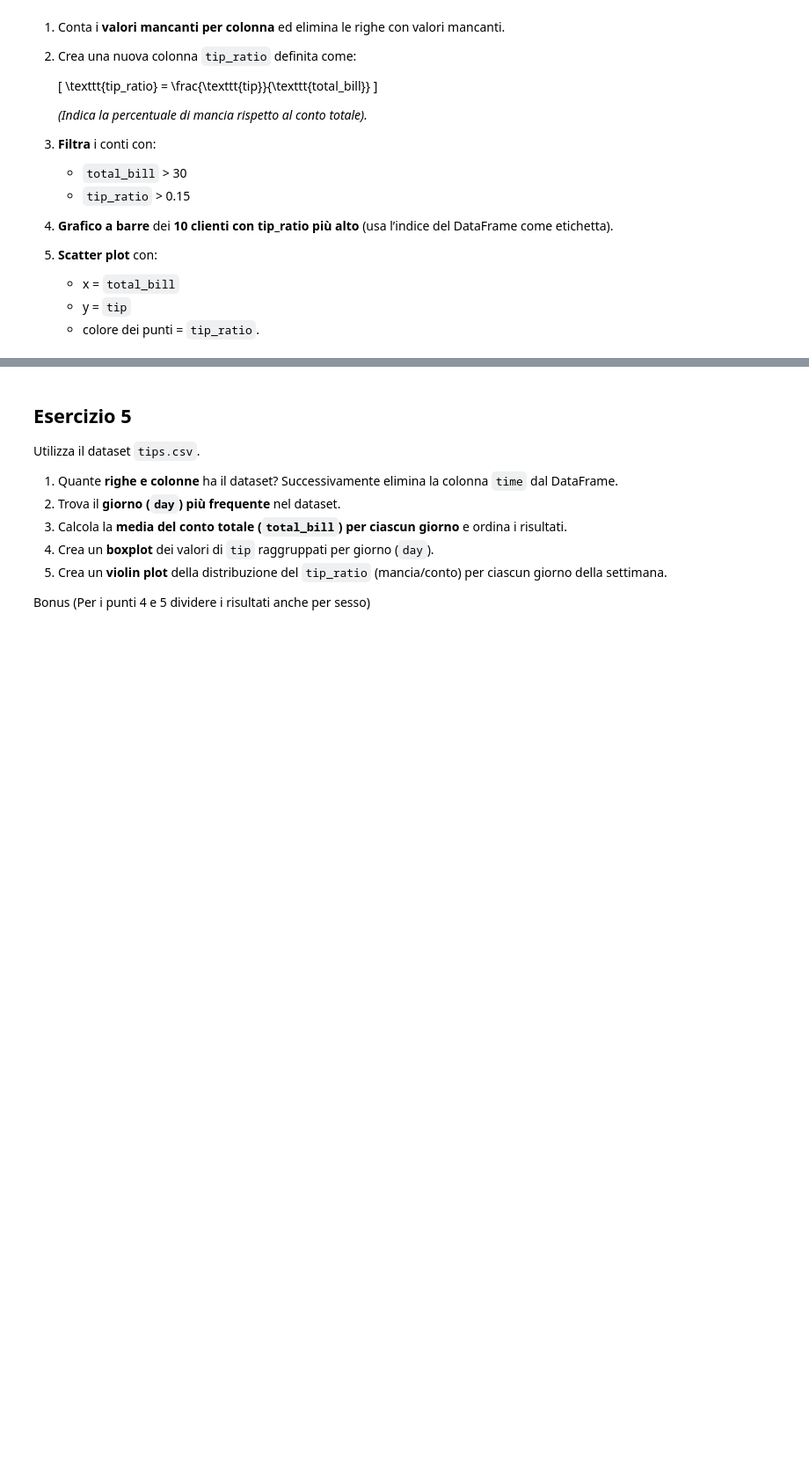
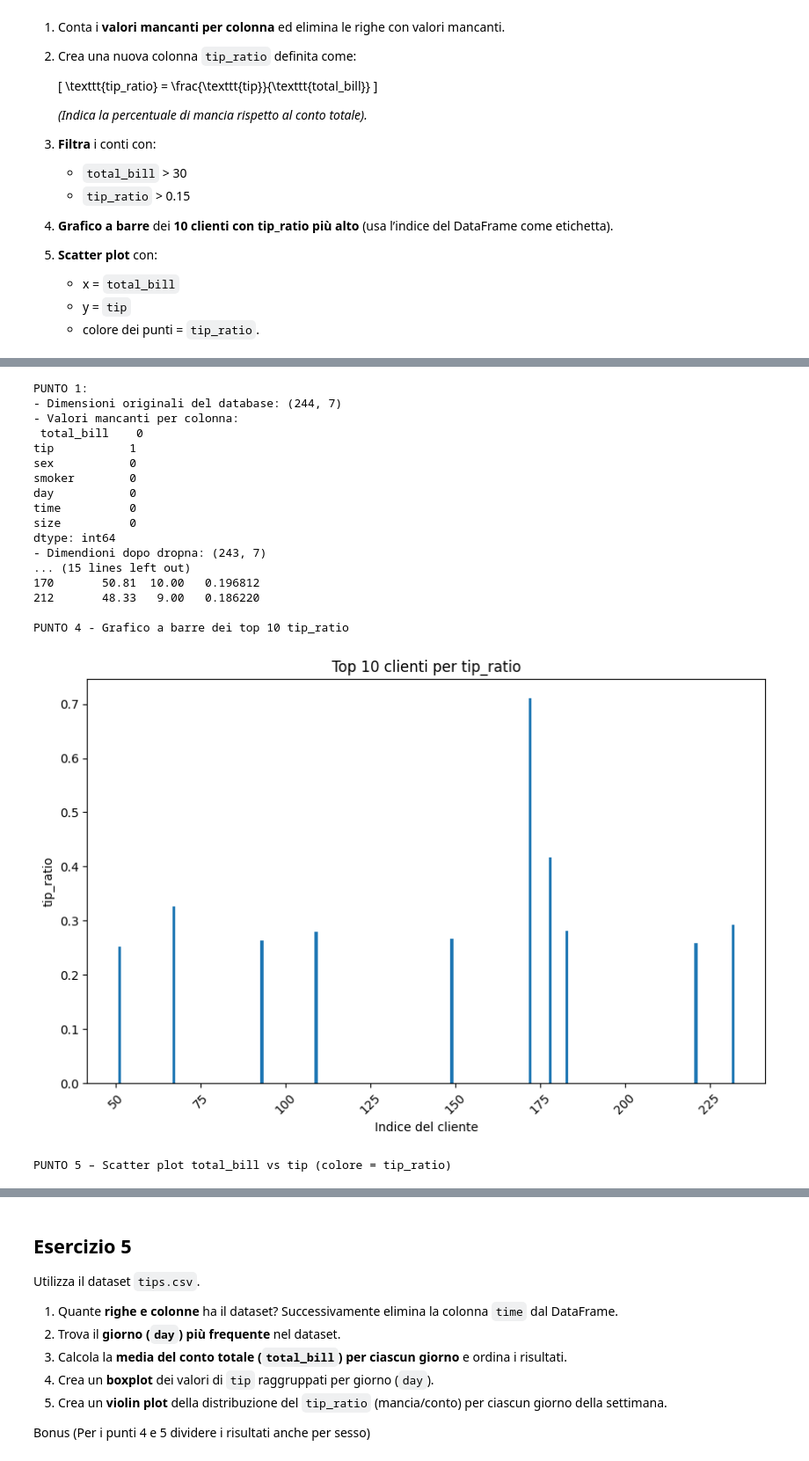
Before and after one commit to s266112/Programming_Lab-2_PY-, a Jupyter notebook: 2026/Esame anni passati/Appello 4 (Sess INV) 11-9-25/esame_09_11.ipynb, the cells around one changed output, grey strips where cells are left out. Shown at 88% size. Cells and saved outputs as stored; diff of their text form; code cells hidden in the pictures; blank space fills up the shorter version.

```diff
--- a/2026/Esame anni passati/Appello 4 (Sess INV) 11-9-25/esame_09_11.ipynb
+++ b/2026/Esame anni passati/Appello 4 (Sess INV) 11-9-25/esame_09_11.ipynb
@@ -89,0 +275,69 @@ Utilizza il dataset `tips.csv` (contiene colonne come `total_bill`, `tip`, `sex`
+# %%
+import pandas as pd
+import matplotlib.pyplot as plt
+
+# 1. Carico, conto i NaN, elimino righe con NaN
+df = pd.read_csv('tips.csv')
+print ("PUNTO 1:")
+print ("- Dimensioni originali del database:", df.shape)
+print ("- Valori mancanti per colonna:\n", df.isnull().sum())
+
+df = df.dropna()
+print ("- Dimendioni dopo dropna:", df.shape)
+
+
+# 2. Creo colonna tip_ratio
+df['tip_ratio'] = df['tip'] / df['total_bill']
+print ("\nPUNTO 2 - Prime 3 righe con tip_ratio:")
+print (df[['total_bill', 'tip', 'tip_ratio']].head(3))
+
+
+# 3. Filtro total_bill > 30 e tip_ratio > 0.15
+filtro = df[(df['total_bill'] > 30) & (df['tip_ratio'] > 0.15)]
+print(f"\nPUNTO 3 - Numero di conti che soddisfano i criteri: {len(filtro)}")
+if len(filtro) > 0:
+    print(filtro[['total_bill', 'tip', 'tip_ratio']].head(8))
+
+
+# 4. Grafico a barre
+top_10 = df.nlargest (10, 'tip_ratio')
+print ("\nPUNTO 4 - Grafico a barre dei top 10 tip_ratio")
+plt.figure (figsize = (10,6))
+plt.bar (top_10.index, top_10['tip_ratio'])
+plt.xlabel ('Indice del cliente')
+plt.ylabel ('tip_ratio')
+plt.title ('Top 10 clienti per tip_ratio')
+plt.xticks (rotation = 45)
+plt.show()
+
+
+# 5. Scatter plot
+print("\nPUNTO 5 – Scatter plot total_bill vs tip (colore = tip_ratio)")
+plt.figure(figsize=(10,6))
+sc = plt.scatter(df['total_bill'], df['tip'], c=df['tip_ratio'], alpha=0.6)
+plt.colorbar(sc, label='tip_ratio')
+plt.xlabel('Total Bill')
+plt.ylabel('Tip')
+plt.title('Relazione tra conto totale, mancia e tip_ratio')
+plt.grid(True, linestyle='--', alpha=0.5)
+plt.show()
+# %% [output]
+PUNTO 1:
+- Dimensioni originali del database: (244, 7)
+- Valori mancanti per colonna:
+ total_bill    0
+tip           1
+sex           0
+smoker        0
+day           0
+time          0
+size          0
+dtype: int64
+- Dimendioni dopo dropna: (243, 7)
+... (15 lines left out)
+170       50.81  10.00   0.196812
+212       48.33   9.00   0.186220
+
+PUNTO 4 - Grafico a barre dei top 10 tip_ratio
+[figure, added]
+PUNTO 5 – Scatter plot total_bill vs tip (colore = tip_ratio)
```
Also changed, not shown: parts of 12 cells of this notebook.
